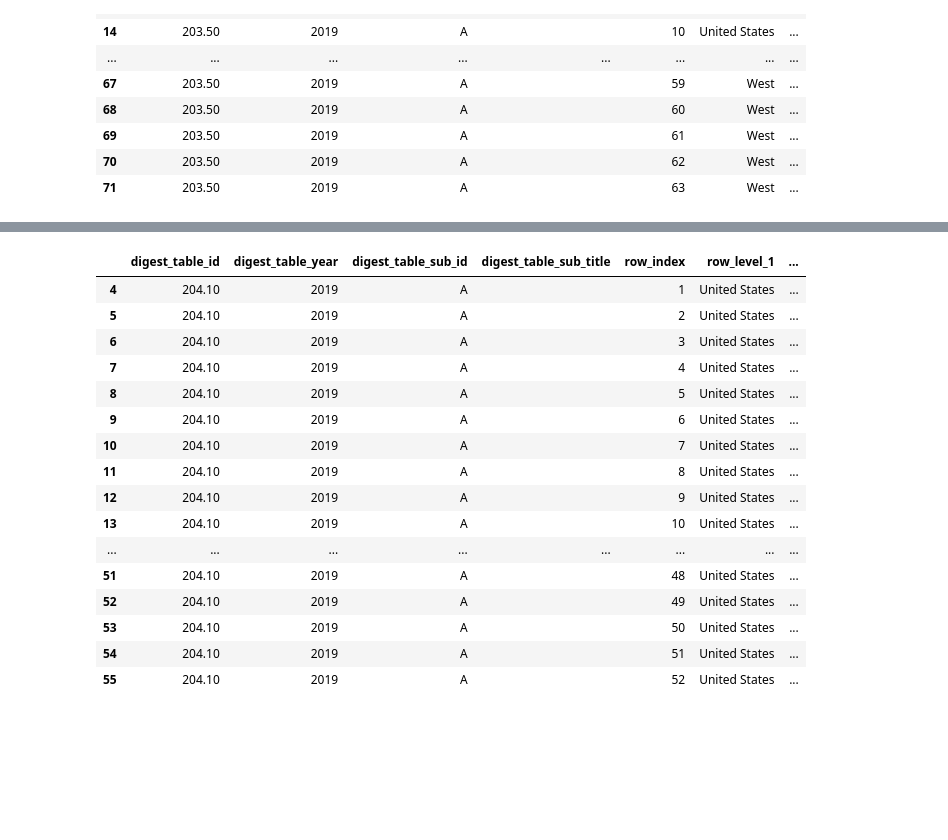
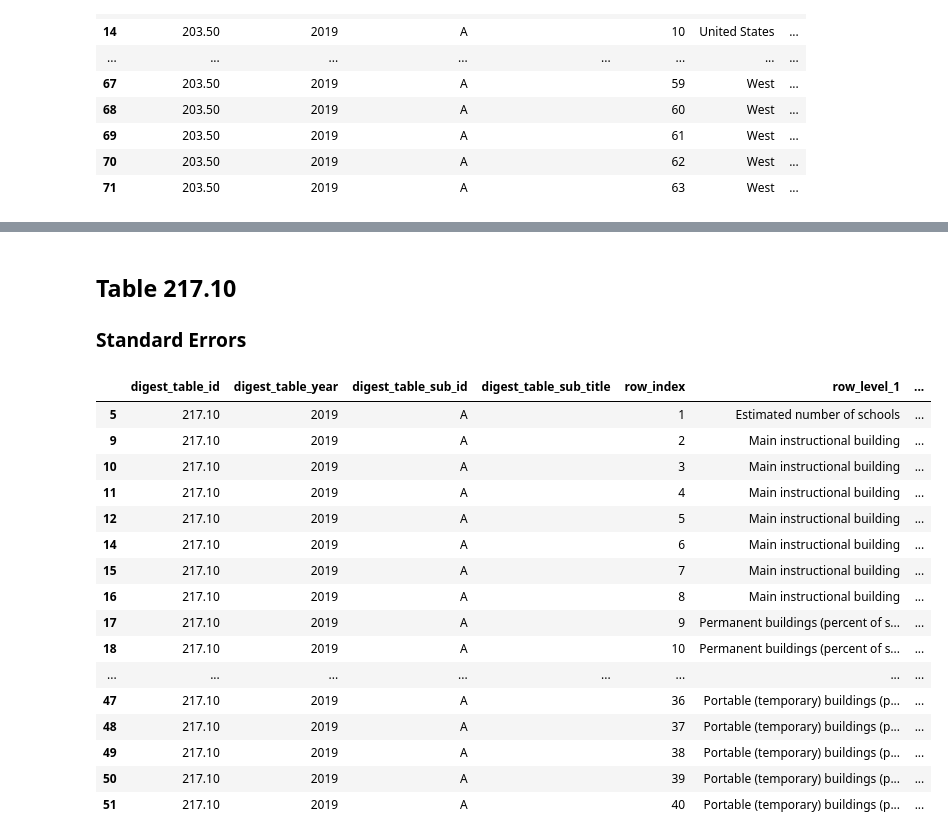
Before and after one commit to toltman/table_scraping, a Jupyter notebook: Table Scraping 8.ipynb, the cells around one changed output, grey strips where cells are left out. Drawn from its saved outputs; the diff is of its cells as text; code cells hidden in the pictures; blank space fills up the shorter version.

```diff
--- a/Table Scraping 8.ipynb
+++ b/Table Scraping 8.ipynb
@@ -96,20 +137,23 @@ tables['203.50'].row_info[~drop_rows]
+# %% [markdown]
+## Table 217.10
+### Standard Errors
 # %%
-tables['204.10'].row_info
+tables['217.10'].row_info
 # %% [output]
 |  | digest_table_id | digest_table_year | digest_table_sub_id | digest_table_sub_title | row_index | row_level_1 | ... |
-| 4 | 204.10 | 2019 | A |  | 1 | United States | ... |
-| 5 | 204.10 | 2019 | A |  | 2 | United States | ... |
-| 6 | 204.10 | 2019 | A |  | 3 | United States | ... |
-| 7 | 204.10 | 2019 | A |  | 4 | United States | ... |
-| 8 | 204.10 | 2019 | A |  | 5 | United States | ... |
-| 9 | 204.10 | 2019 | A |  | 6 | United States | ... |
-| 10 | 204.10 | 2019 | A |  | 7 | United States | ... |
-| 11 | 204.10 | 2019 | A |  | 8 | United States | ... |
-| 12 | 204.10 | 2019 | A |  | 9 | United States | ... |
-| 13 | 204.10 | 2019 | A |  | 10 | United States | ... |
+| 5 | 217.10 | 2019 | A |  | 1 | Estimated number of schools | ... |
+| 9 | 217.10 | 2019 | A |  | 2 | Main instructional building | ... |
+| 10 | 217.10 | 2019 | A |  | 3 | Main instructional building | ... |
+| 11 | 217.10 | 2019 | A |  | 4 | Main instructional building | ... |
+| 12 | 217.10 | 2019 | A |  | 5 | Main instructional building | ... |
+| 14 | 217.10 | 2019 | A |  | 6 | Main instructional building | ... |
+| 15 | 217.10 | 2019 | A |  | 7 | Main instructional building | ... |
+| 16 | 217.10 | 2019 | A |  | 8 | Main instructional building | ... |
+| 17 | 217.10 | 2019 | A |  | 9 | Permanent buildings (percent of s... | ... |
+| 18 | 217.10 | 2019 | A |  | 10 | Permanent buildings (percent of s... | ... |
 | ... | ... | ... | ... | ... | ... | ... | ... |
-| 51 | 204.10 | 2019 | A |  | 48 | United States | ... |
-| 52 | 204.10 | 2019 | A |  | 49 | United States | ... |
-| 53 | 204.10 | 2019 | A |  | 50 | United States | ... |
-| 54 | 204.10 | 2019 | A |  | 51 | United States | ... |
-| 55 | 204.10 | 2019 | A |  | 52 | United States | ... |
+| 47 | 217.10 | 2019 | A |  | 36 | Portable (temporary) buildings (p... | ... |
+| 48 | 217.10 | 2019 | A |  | 37 | Portable (temporary) buildings (p... | ... |
+| 49 | 217.10 | 2019 | A |  | 38 | Portable (temporary) buildings (p... | ... |
+| 50 | 217.10 | 2019 | A |  | 39 | Portable (temporary) buildings (p... | ... |
+| 51 | 217.10 | 2019 | A |  | 40 | Portable (temporary) buildings (p... | ... |
```
Also changed, not shown: parts of 15 cells of this notebook, 2 other files.
